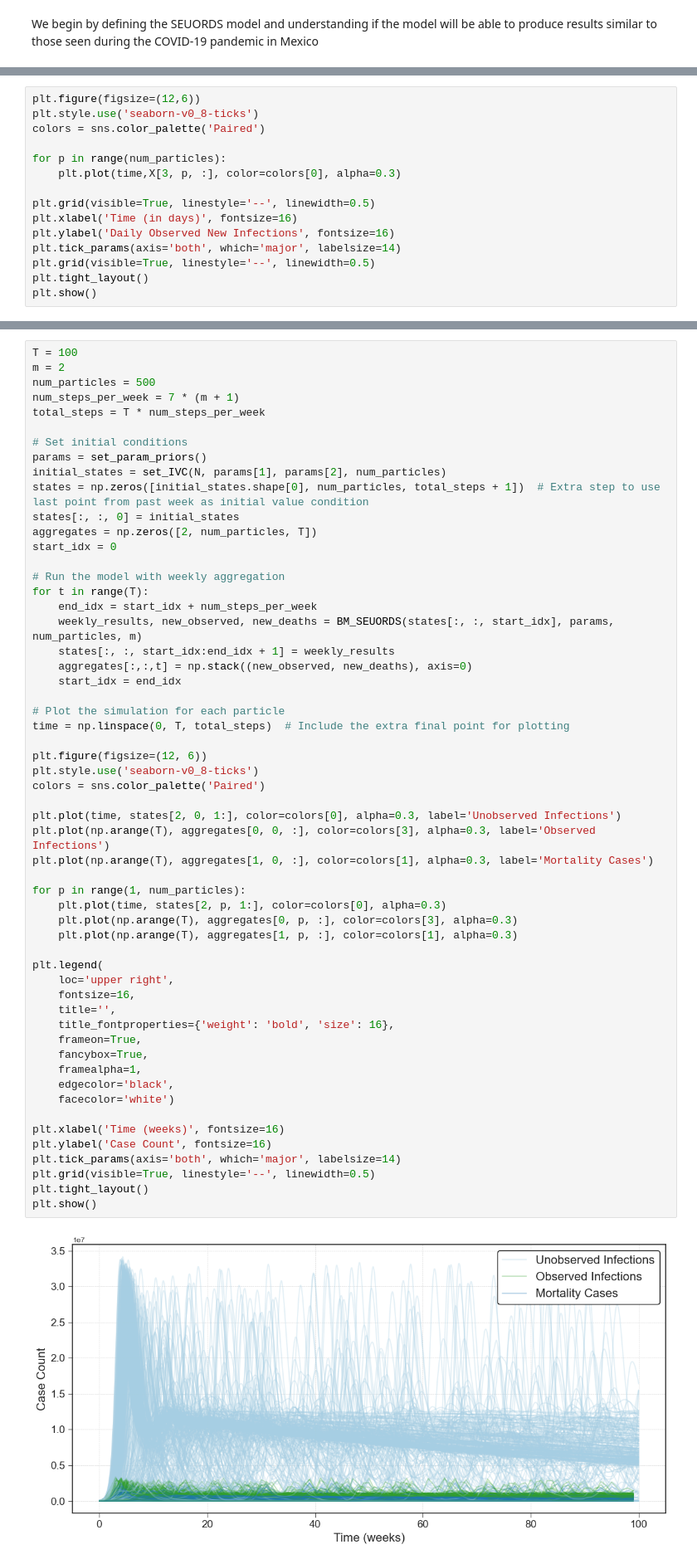
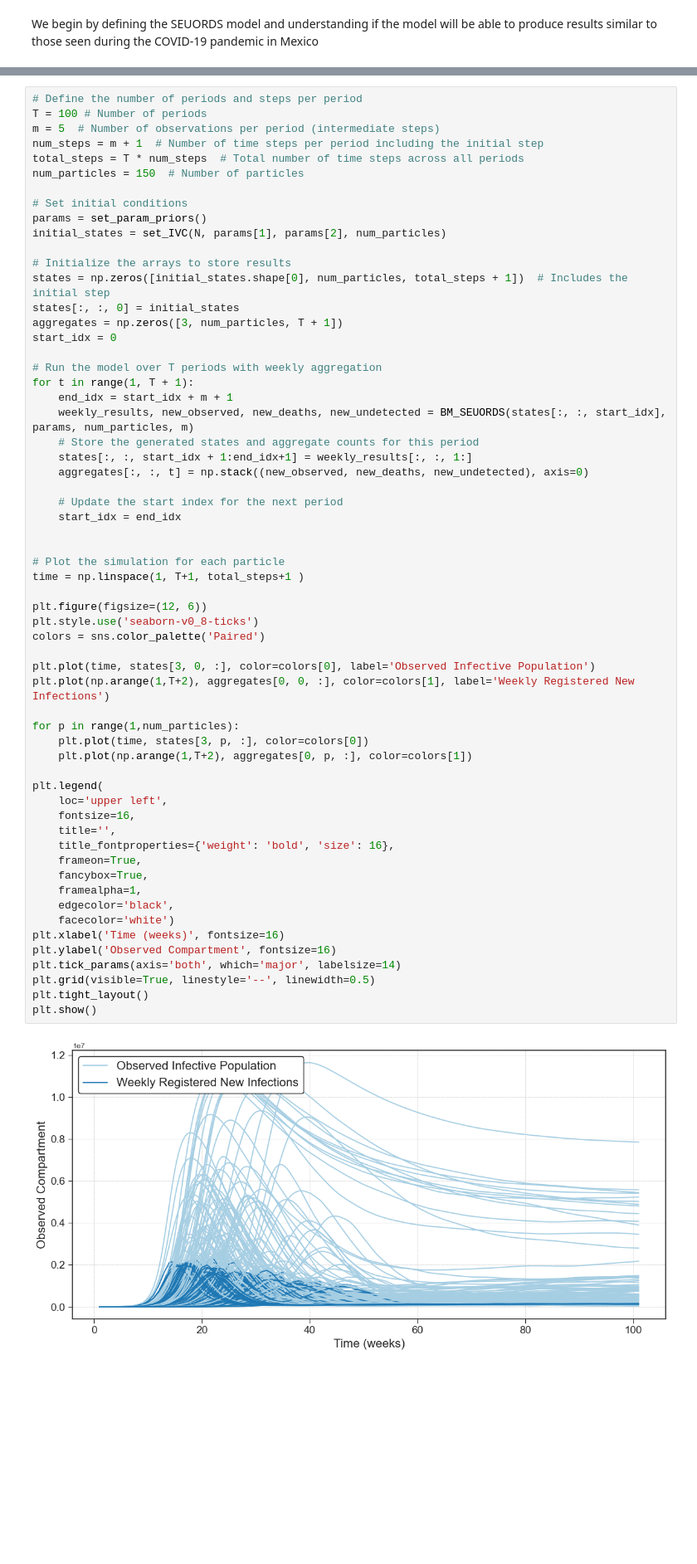
Before and after one commit to rosastreg/Undergrad_AM_Thesis, a Jupyter notebook: Notebooks/Model.ipynb, the cells around one changed output, grey strips where cells are left out. Shown: that part at 83% size. Saved outputs shown, nothing was run; the diff lists cells and outputs as text; blank space fills up the shorter version.

Commit message:
final adjustments to BM SEUORDS diffusion driven epidemic model and BPF

```diff
--- a/Notebooks/Model.ipynb
+++ b/Notebooks/Model.ipynb
@@ -104,15 +113,0 @@ for t in range(1, num_steps):
-# %%
-plt.figure(figsize=(12,6))
-plt.style.use('seaborn-v0_8-ticks')
-colors = sns.color_palette('Paired')
-
-for p in range(num_particles):
-    plt.plot(time,X[3, p, :], color=colors[0], alpha=0.3)
-
-plt.grid(visible=True, linestyle='--', linewidth=0.5)
-plt.xlabel('Time (in days)', fontsize=16)
-plt.ylabel('Daily Observed New Infections', fontsize=16)
-plt.tick_params(axis='both', which='major', labelsize=14)
-plt.grid(visible=True, linestyle='--', linewidth=0.5)
-plt.tight_layout()
-plt.show()
@@ -169,58 +114,62 @@ def BM_SEUORDS(X_in, params, num_particles, m):
 # %%
-T = 100
-m = 2
-num_particles = 500
-num_steps_per_week = 7 * (m + 1)
-total_steps = T * num_steps_per_week
+# Define the number of periods and steps per period
+T = 100 # Number of periods
+m = 5  # Number of observations per period (intermediate steps)
+num_steps = m + 1  # Number of time steps per period including the initial step
+total_steps = T * num_steps  # Total number of time steps across all periods
+num_particles = 150  # Number of particles
 
 # Set initial conditions
 params = set_param_priors()
 initial_states = set_IVC(N, params[1], params[2], num_particles)
-states = np.zeros([initial_states.shape[0], num_particles, total_steps + 1])  # Extra step to use last point from past week as initial value condition
+
+# Initialize the arrays to store results
+states = np.zeros([initial_states.shape[0], num_particles, total_steps + 1])  # Includes the initial step
 states[:, :, 0] = initial_states
-aggregates = np.zeros([2, num_particles, T])
+aggregates = np.zeros([3, num_particles, T + 1])
 start_idx = 0
 
-# Run the model with weekly aggregation
-for t in range(T):
-    end_idx = start_idx + num_steps_per_week
-    weekly_results, new_observed, new_deaths = BM_SEUORDS(states[:, :, start_idx], params, num_particles, m)
-    states[:, :, start_idx:end_idx + 1] = weekly_results
-    aggregates[:,:,t] = np.stack((new_observed, new_deaths), axis=0)
+# Run the model over T periods with weekly aggregation
+for t in range(1, T + 1):
+    end_idx = start_idx + m + 1
+    weekly_results, new_observed, new_deaths, new_undetected = BM_SEUORDS(states[:, :, start_idx], params, num_particles, m)
+    # Store the generated states and aggregate counts for this period
+    states[:, :, start_idx + 1:end_idx+1] = weekly_results[:, :, 1:]
+    aggregates[:, :, t] = np.stack((new_observed, new_deaths, new_undetected), axis=0)
+
+    # Update the start index for the next period
     start_idx = end_idx
 
+
 # Plot the simulation for each particle
-time = np.linspace(0, T, total_steps)  # Include the extra final point for plotting
+time = np.linspace(1, T+1, total_steps+1 )
 
 plt.figure(figsize=(12, 6))
 plt.style.use('seaborn-v0_8-ticks')
 colors = sns.color_palette('Paired')
 
-plt.plot(time, states[2, 0, 1:], color=colors[0], alpha=0.3, label='Unobserved Infections')
-plt.plot(np.arange(T), aggregates[0, 0, :], color=colors[3], alpha=0.3, label='Observed Infections')
-plt.plot(np.arange(T), aggregates[1, 0, :], color=colors[1], alpha=0.3, label='Mortality Cases')
+plt.plot(time, states[3, 0, :], color=colors[0], label='Observed Infective Population')
+plt.plot(np.arange(1,T+2), aggregates[0, 0, :], color=colors[1], label='Weekly Registered New Infections')
 
-for p in range(1, num_particles):
-    plt.plot(time, states[2, p, 1:], color=colors[0], alpha=0.3)
-    plt.plot(np.arange(T), aggregates[0, p, :], color=colors[3], alpha=0.3)
-    plt.plot(np.arange(T), aggregates[1, p, :], color=colors[1], alpha=0.3)
+for p in range(1,num_particles):
+    plt.plot(time, states[3, p, :], color=colors[0])
+    plt.plot(np.arange(1,T+2), aggregates[0, p, :], color=colors[1])
 
 plt.legend(
-    loc='upper right',
+    loc='upper left',
     fontsize=16,
     title='',
     title_fontproperties={'weight': 'bold', 'size': 16},
     frameon=True,
     fancybox=True,
     framealpha=1,
     edgecolor='black',
     facecolor='white')
-
 plt.xlabel('Time (weeks)', fontsize=16)
-plt.ylabel('Case Count', fontsize=16)
+plt.ylabel('Observed Compartment', fontsize=16)
 plt.tick_params(axis='both', which='major', labelsize=14)
 plt.grid(visible=True, linestyle='--', linewidth=0.5)
 plt.tight_layout()
 plt.show()
 # %% [output]
-[figure, old version]
+[figure, new version]
```
Also changed, not shown: parts of 15 cells of this notebook.
